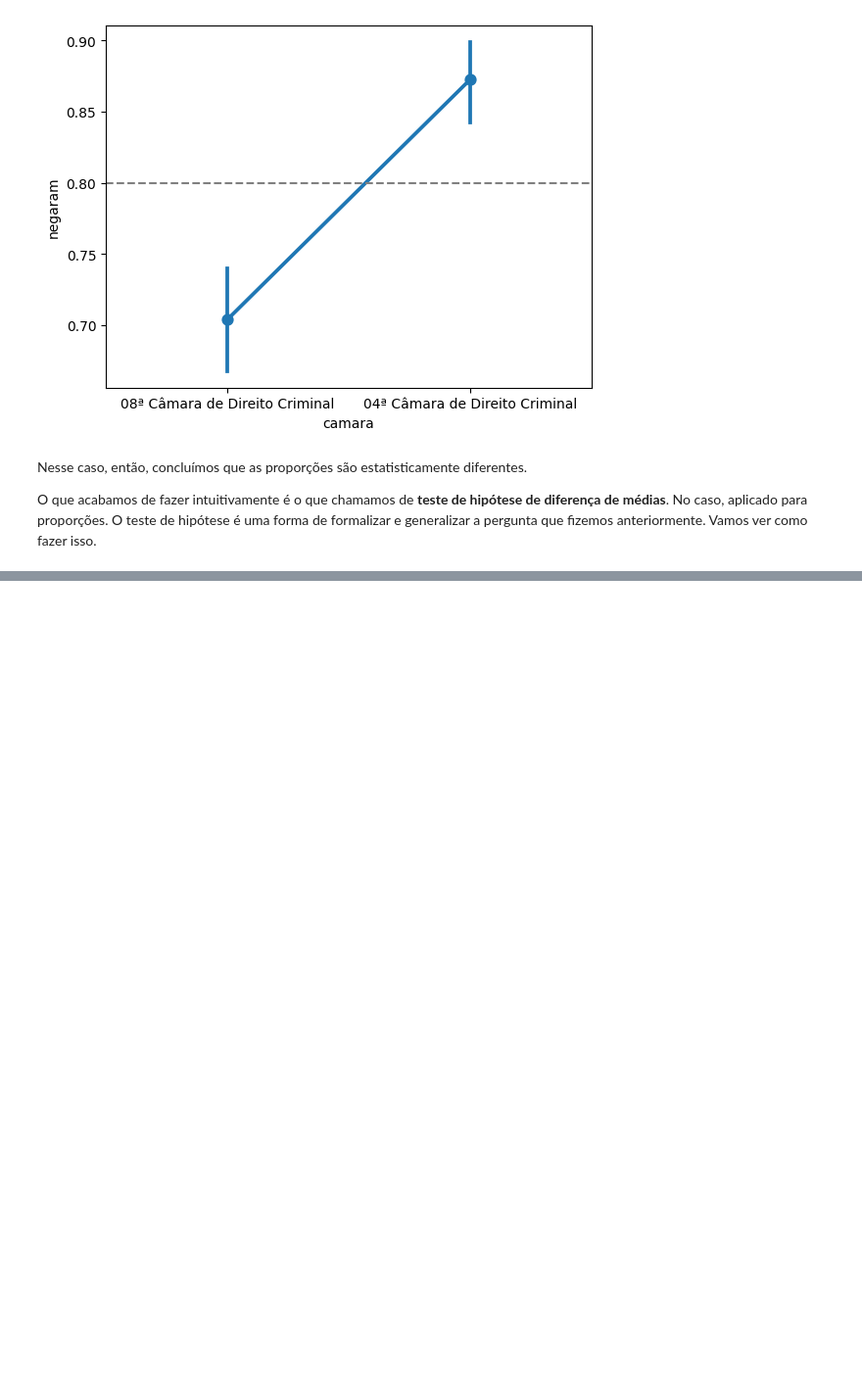
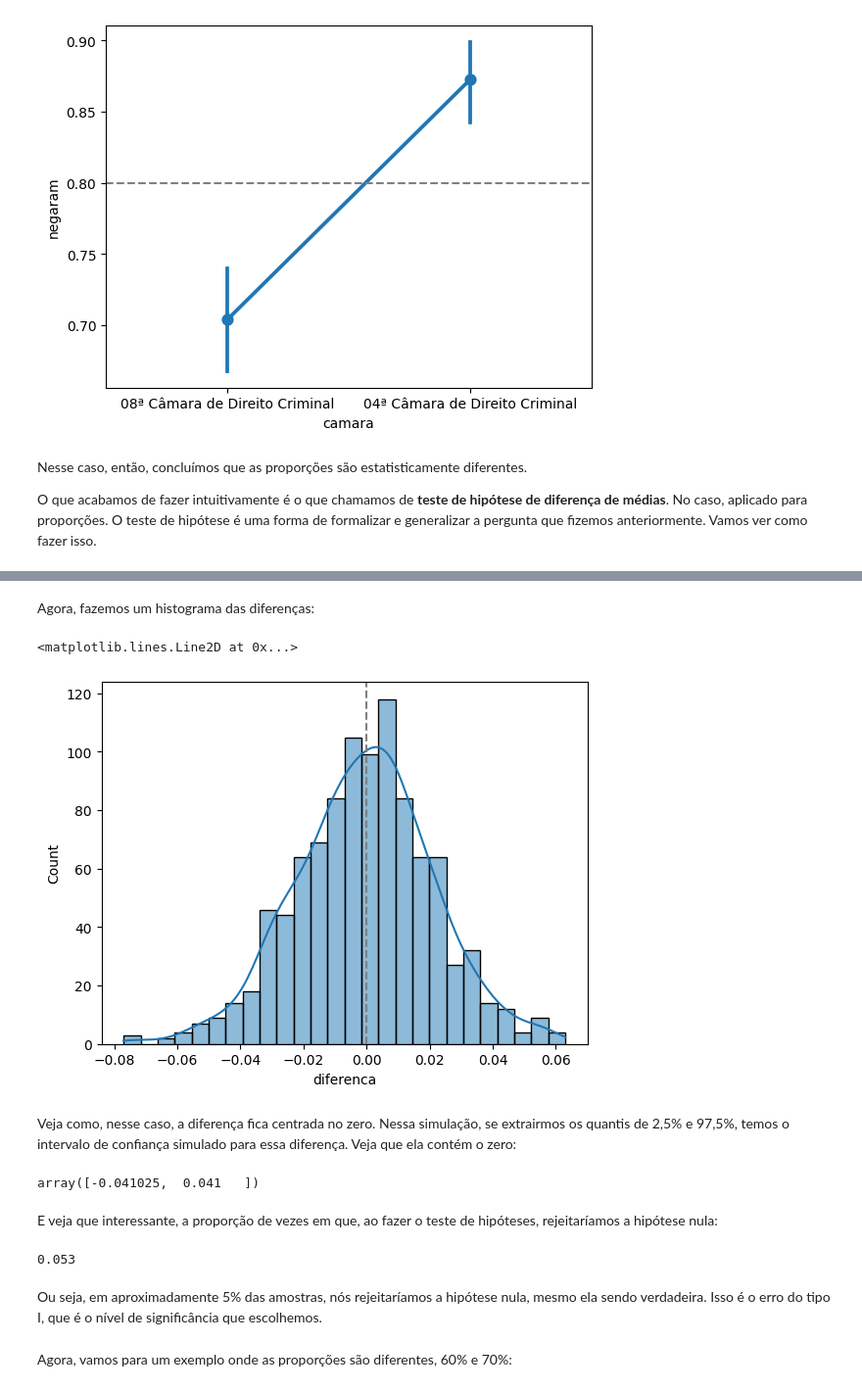
Before and after one commit to jtrecenti/main-cdad2, a Jupyter notebook: apostilas/07-testes-hipoteses/07-testes-hipoteses.ipynb, the cells around one changed output, grey strips where cells are left out. Shown at 98% size. Cells and saved outputs as stored; diff of their text form; code cells hidden in the pictures; blank space fills up the shorter version.

```diff
--- a/apostilas/07-testes-hipoteses/07-testes-hipoteses.ipynb
+++ b/apostilas/07-testes-hipoteses/07-testes-hipoteses.ipynb
@@ -438,0 +433,6 @@ def calcular_diferenca_entre_medias(dados):
+# %%
+contagens = np.array(proporcoes[['n_negaram', 'n']])
+
+prop_test = stats.chi2_contingency(contagens)
+
+prop_test.pvalue
@@ -438,0 +596,19 @@ def calcular_diferenca_entre_medias(dados):
+# %%
+def amostra_diferenca(prop1, prop2, n=1000):
+  # faz uma amostra com os
+  camara1 = np.random.choice([0,1], n, p=[1-prop1,prop1])
+  camara2 = np.random.choice([0,1], n, p=[1-prop2,prop2])
+  # calcula a proporção
+  prop_camara1 = camara1.mean()
+  prop_camara2 = camara2.mean()
+  # diferença entre câmaras
+  diferenca = prop_camara1 - prop_camara2
+  contagens = np.array([[camara1.sum(), camara2.sum()], [n-camara1.sum(), n-camara2.sum()]])
+  valor_p = stats.chi2_contingency(contagens).pvalue
+  df = pd.DataFrame({
+    'prop1': prop_camara1,
+    'prop2': prop_camara2,
+    'diferenca': diferenca,
+    'valor_p': valor_p
+  }, index=[0])
+  return df
@@ -438,0 +622,8 @@ def calcular_diferenca_entre_medias(dados):
+# %%
+amostras = []
+for _ in range(1000):
+  amostras.append(amostra_diferenca(0.6, 0.6))
+
+df = pd.concat(amostras)
+
+df
@@ -438,0 +644,24 @@ def calcular_diferenca_entre_medias(dados):
+# %% [markdown]
+Agora, fazemos um histograma das diferenças:
+# %%
+sns.histplot(data=df, x='diferenca', kde=True)
+plt.axvline(0, color='gray', linestyle='--')
+# %% [output]
+<matplotlib.lines.Line2D at 0x...>
+[figure, added]
+# %% [markdown]
+Veja como, nesse caso, a diferença fica centrada no zero. Nessa simulação, se extrairmos os quantis de 2,5% e 97,5%, temos o intervalo de confiança simulado para essa diferença. Veja que ela contém o zero:
+# %%
+np.quantile(df.diferenca, [0.025, 0.975])
+# %% [output]
+array([-0.041025,  0.041   ])
+# %% [markdown]
+E veja que interessante, a proporção de vezes em que, ao fazer o teste de hipóteses, rejeitaríamos a hipótese nula:
+# %%
+(df.valor_p < 0.05).mean()
+# %% [output]
+0.053
+# %% [markdown]
+Ou seja, em aproximadamente 5% das amostras, nós rejeitaríamos a hipótese nula, mesmo ela sendo verdadeira. Isso é o erro do tipo I, que é o nível de significância que escolhemos.
+# %% [markdown]
+Agora, vamos para um exemplo onde as proporções são diferentes, 60% e 70%:
```
Also changed, not shown: parts of 91 cells of this notebook, 4 other files.
